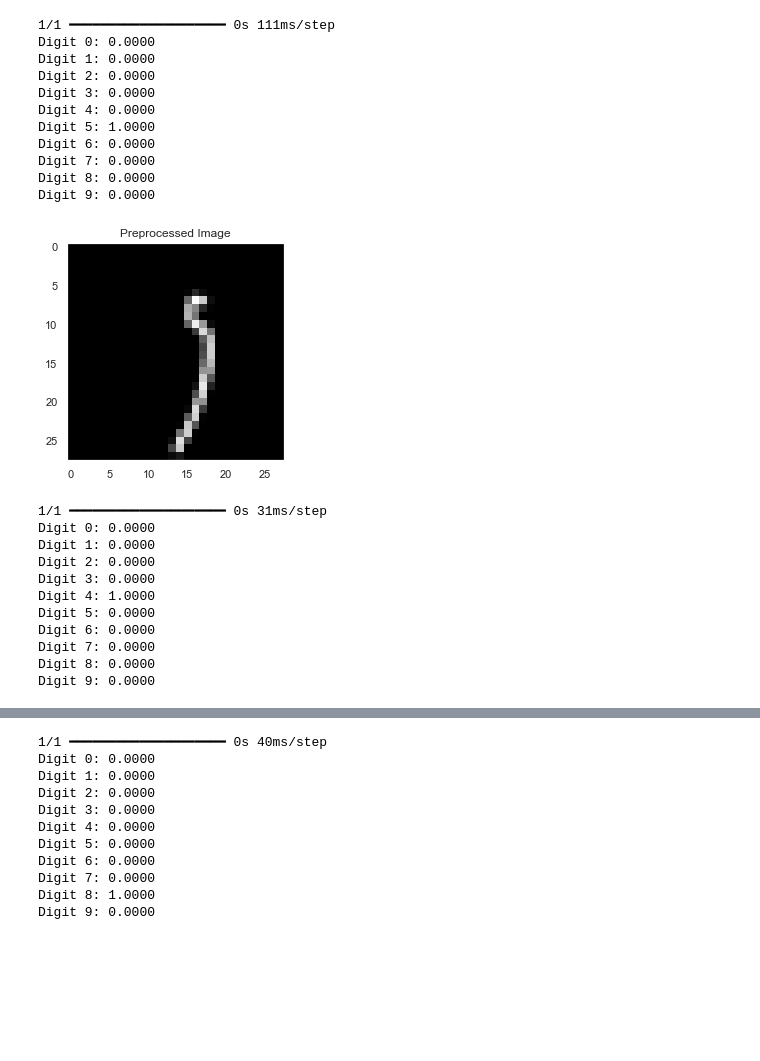
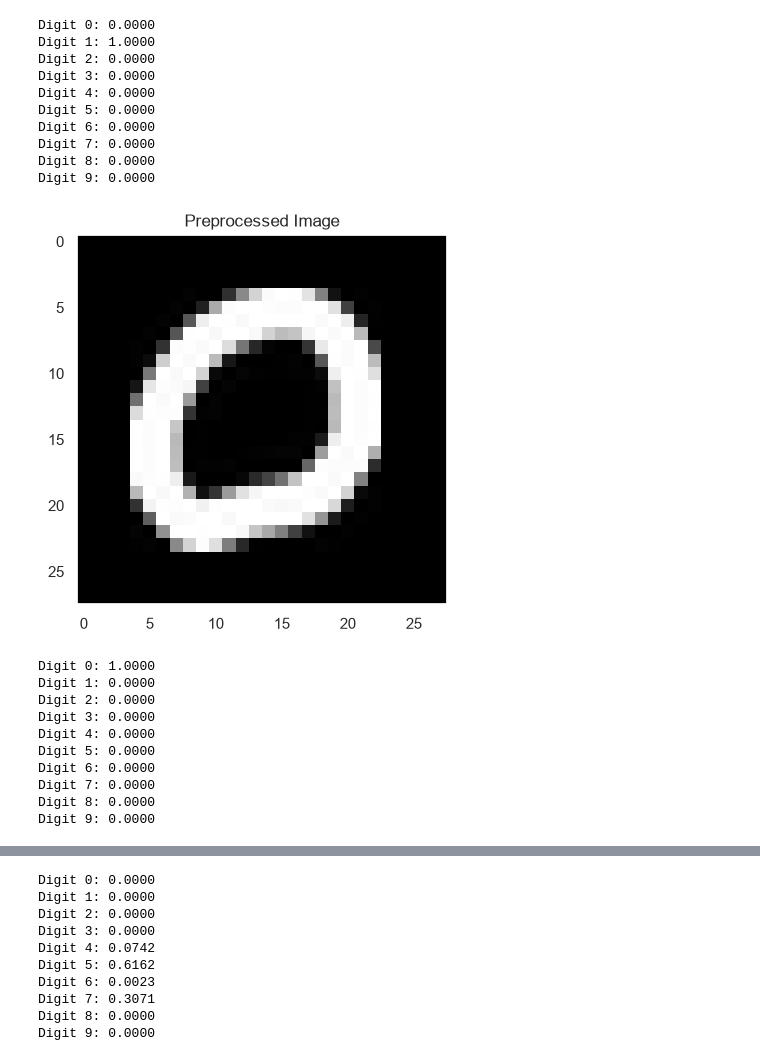
Before and after one commit to mmkktt2003/HandWritten-Digit-Recognition-for-Burmese-digits, a Jupyter notebook: source.ipynb, the cells around one changed output, grey strips where cells are left out. Drawn from its saved outputs; the diff is of its cells as text; code cells hidden in the pictures; blank space fills up the shorter version.

```diff
--- a/source.ipynb
+++ b/source.ipynb
@@ -59,10 +59,6 @@ y_train = load_labels(train_labels_path)
 test_images = load_images(test_images_path)
 test_labels = load_labels(test_labels_path)
 X_test, X_cv, y_test, y_cv = train_test_split(test_images, test_labels, test_size=0.1, random_state=42)
-X_train = X_train/255.0
-X_test = X_test/255.0
-X_cv = X_cv/255.0
-# Print the shapes to verify the data
-print("Training Labels Shape:", train_labels.shape)
-print("Test Images Shape:", test_images.shape)
-print("Test Labels Shape:", test_labels.shape)
+X_train = (X_train / 255.0).reshape(-1, 28, 28, 1)
+X_test  = (X_test  / 255.0).reshape(-1, 28, 28, 1)
+X_cv    = (X_cv    / 255.0).reshape(-1, 28, 28, 1)
@@ -118,6 +151,6 @@ model.fit(X_train,y_train)
 # %%
 # Selecting a few images to observe better
-num_images_to_show = 10
+num_images_to_show = 5
 indices = np.random.choice(len(X_cv), num_images_to_show, replace=False)
 
 plt.figure(figsize=(10, 2))
@@ -134,2 +166,0 @@ plt.show()
-# %%
-model.fit(X_train,y_train, validation_data=(X_cv, y_cv), epochs=3, batch_size=50)
@@ -164,7 +203,7 @@ class DigitRecognizerApp:
 
     def draw(self, event):
         x, y = event.x, event.y
-        r = 3
+        r = 8
         self.canvas.create_oval(x-r, y-r, x+r, y+r, fill="black")
         self.draw_image.ellipse([x-r, y-r, x+r, y+r], fill="black")
 
@@ -174,29 +213,36 @@ class DigitRecognizerApp:
         self.label_result.config(text="Draw a digit and click Predict")
 
     def predict_digit(self):
-    # Convert the canvas to an image
-        image = self.image.convert('L')  # Convert to grayscale ('L' mode)
-    # Resize the image to 28x28 pixels, as the model expects
-        image_resized = image.resize((28, 28))
-    # Invert the image (MNIST digits are white on black background)
-        image_inverted = ImageOps.invert(image_resized)
-    # Convert the image to a numpy array and normalize it
-        image_array = np.array(image_inverted) # Normalize to [0, 1]
-    # Reshape the array to match the input shape expected by the model
+        image = self.image.convert('L')
+        image_inverted = ImageOps.invert(image)          # ink -> white on black
+
+        # Crop to the drawn digit's bounding box, like MNIST preprocessing
+        bbox = image_inverted.getbbox()
+        if bbox is None:
+            self.label_result.config(text="Draw something first!")
+            return
+        digit_img = image_inverted.crop(bbox)
+
+        # Scale longest side to 20px, then pad to 28x28 centered
+        digit_img.thumbnail((20, 20), Image.LANCZOS)
+        canvas28 = Image.new('L', (28, 28), 0)
+        x_off = (28 - digit_img.width) // 2
+        y_off = (28 - digit_img.height) // 2
+        canvas28.paste(digit_img, (x_off, y_off))
+
+        # THE FIX: actually normalize
+        image_array = np.array(canvas28) / 255.0
         image_array = image_array.reshape(-1, 28, 28, 1)
-    # Visualize the preprocessed image before prediction (optional for debugging)
+
         plt.imshow(image_array.reshape(28, 28), cmap='gray')
         plt.title("Preprocessed Image")
         plt.show()
-    # Predict the digit using the trained model
-        prediction = self.model.predict(image_array)
-    # Print the probabilities for each digit
+
+        x = np.asarray(image_array, dtype=np.float32).reshape(1, 28, 28, 1)
+        prediction = self.model(x, training=False).numpy()
         for i, prob in enumerate(prediction[0]):
             print(f"Digit {i}: {prob:.4f}")
-    # Determine the most likely digit
-        digit = np.argmax(prediction)
-    # Update the result label with the predicted digit
-        self.label_result.config(text=f"Predicted Digit: {digit}")
+        self.label_result.config(text=f"Predicted Digit: {np.argmax(prediction)}")
 
     def run(self):
         self.window.mainloop()
@@ -209,21 +255,19 @@ app.run()
-1/1 ━━━━━━━━━━━━━━━━━━━━ 0s 111ms/step
 Digit 0: 0.0000
-Digit 1: 0.0000
+Digit 1: 1.0000
 Digit 2: 0.0000
 Digit 3: 0.0000
 Digit 4: 0.0000
-Digit 5: 1.0000
+Digit 5: 0.0000
 Digit 6: 0.0000
 Digit 7: 0.0000
 Digit 8: 0.0000
 Digit 9: 0.0000
-[figure, old version]
+[figure, new version]
-1/1 ━━━━━━━━━━━━━━━━━━━━ 0s 31ms/step
-Digit 0: 0.0000
+Digit 0: 1.0000
 Digit 1: 0.0000
 Digit 2: 0.0000
 Digit 3: 0.0000
-Digit 4: 1.0000
+Digit 4: 0.0000
 Digit 5: 0.0000
 Digit 6: 0.0000
 Digit 7: 0.0000
@@ -233,11 +277,10 @@ Digit 9: 0.0000
-1/1 ━━━━━━━━━━━━━━━━━━━━ 0s 40ms/step
 Digit 0: 0.0000
 Digit 1: 0.0000
 Digit 2: 0.0000
 Digit 3: 0.0000
-Digit 4: 0.0000
-Digit 5: 0.0000
-Digit 6: 0.0000
-Digit 7: 0.0000
-Digit 8: 1.0000
+Digit 4: 0.0742
+Digit 5: 0.6162
+Digit 6: 0.0023
+Digit 7: 0.3071
+Digit 8: 0.0000
 Digit 9: 0.0000
```
Also changed, not shown: parts of 10 cells of this notebook, 10 other files.
